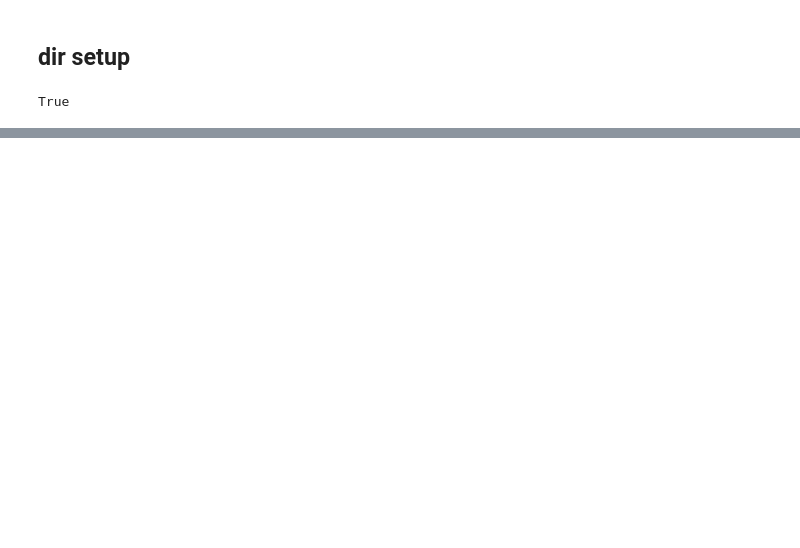
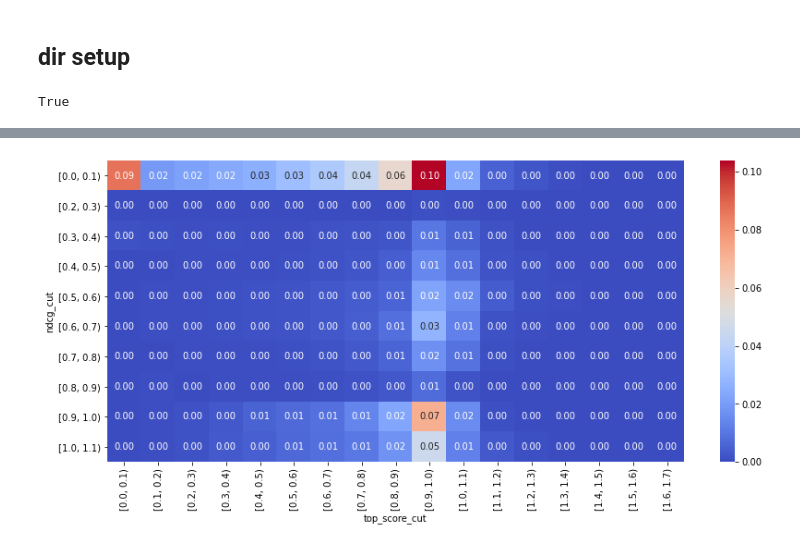
Before and after one commit to hitoshinagano/MercadoLibre_2020, a Jupyter notebook: notebooks/check_zerondcg.ipynb, the cells around one changed output, grey strips where cells are left out. Saved outputs shown, nothing was run; the diff lists cells and outputs as text; code cells hidden in the pictures; blank space fills up the shorter version.

```diff
--- a/notebooks/check_zerondcg.ipynb
+++ b/notebooks/check_zerondcg.ipynb
@@ -94,0 +109,8 @@ pred.groupby('top_score_cut')[['search', 'view']].mean().plot(kind = 'bar')
+# %%
+pred['top_score_cut'] = pd.cut(pred.top_score, bins = np.arange(0, 2.01, 0.1), right = False)
+# %%
+t = pd.crosstab(index = pred.ndcg_cut, columns = pred.top_score_cut)
+plt.figure(figsize = (14, 6))
+sns.heatmap((t/t.sum().sum()), cmap = 'coolwarm', annot = True, fmt='.2f');
+# %% [output]
+[figure, added]
```
Also changed, not shown: parts of 18 cells of this notebook, 7 other files.
